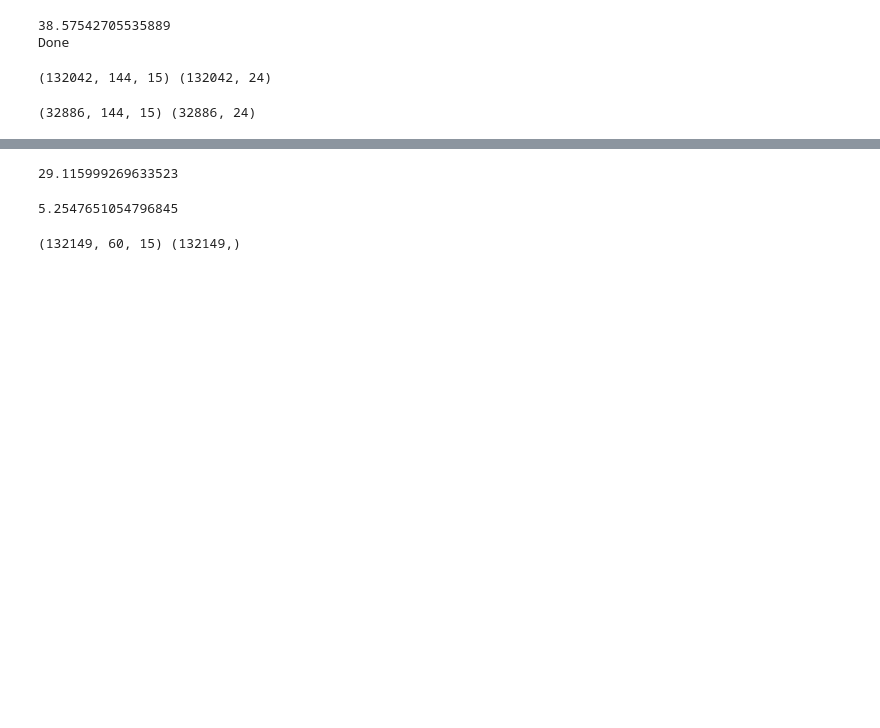
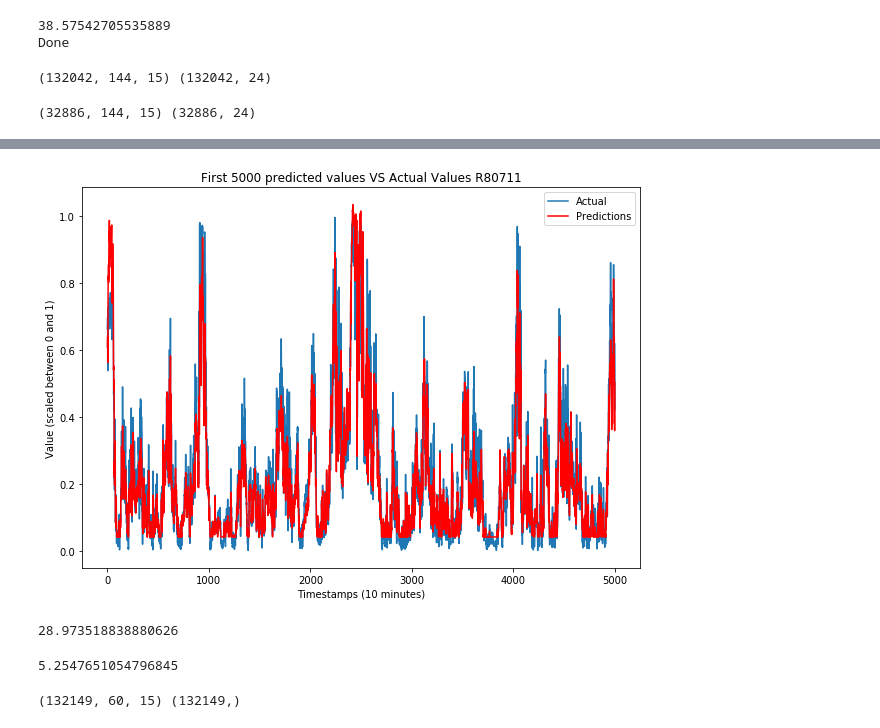
Before and after one commit to Jamiesmackay/Masters_Project, a Jupyter notebook: Code unedited/Project/Neural_Network_testing.ipynb, the cells around one changed output, grey strips where cells are left out. Drawn from its saved outputs; the diff is of its cells as text; code cells hidden in the pictures; blank space fills up the shorter version.

```diff
--- a/Code unedited/Project/Neural_Network_testing.ipynb
+++ b/Code unedited/Project/Neural_Network_testing.ipynb
@@ -740,11 +778,18 @@ P_scaler.inverse_transform(Mean_Abs_Error)
 # %%
-plt.plot(y_Test[0:120000:24])
-plt.plot(ypred[0:120000:24], color='red')
+plt.figure(figsize = (10,7))
+plt.plot(y_Test[0:120000:24], label = 'Actual')
+plt.plot(ypred[0:120000:24], color='red', label = 'Predictions')
+plt.title('First 5000 predicted values VS Actual Values R80711')
+plt.legend(loc='best')
+plt.xlabel('Timestamps (10 minutes)')
+plt.ylabel('Value (scaled between 0 and 1)')
 plt.show()
+# %% [output]
+[figure, added]
 # %%
-157.59399137/(684.15002-142.88750)*100 # Relating the MAE to the IQR for better understanding relative to the data. 750s per epoch
+156.8227982/(684.15002-142.88750)*100 # Relating the MAE to the IQR for better understanding relative to the data. 750s per epoch
 # %% [output]
-29.115999269633523
+28.973518838880626
 # %%
 28.44207403/(684.15002-142.88750)*100 # Relating the MAE to the IQR for better understanding relative to the data. from 10 min ahead
 # %% [output]
```
Also changed, not shown: parts of 20 cells of this notebook.
